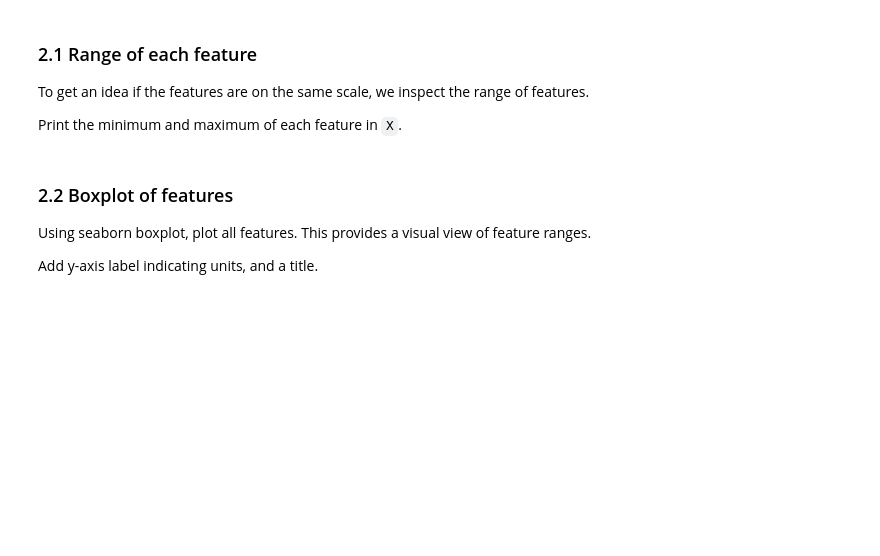
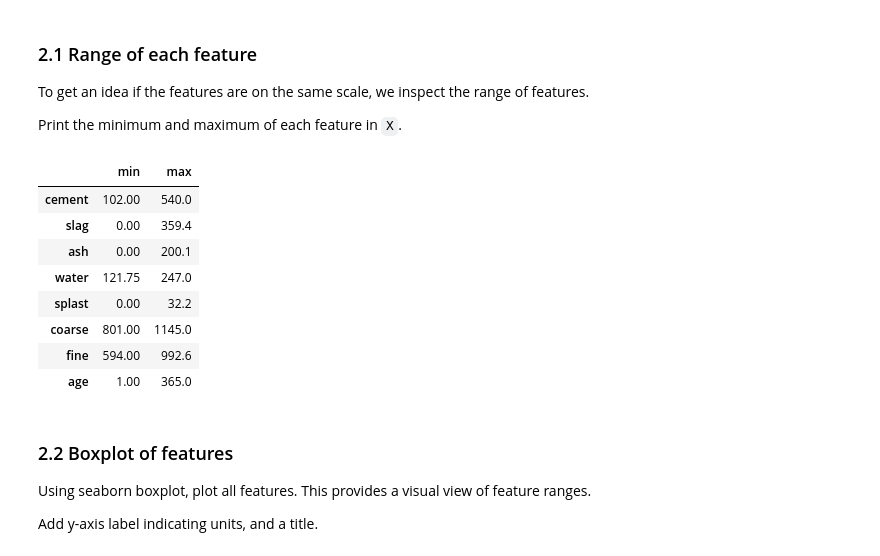
Before and after one commit to meng-ucalgary/ensf-611-assignment-2, a Jupyter notebook: lab2.ipynb, the cells around one changed output. Cells and saved outputs as stored; diff of their text form; code cells hidden in the pictures; blank space fills up the shorter version.

```diff
--- a/lab2.ipynb
+++ b/lab2.ipynb
@@ -95,3 +96,16 @@ Print the minimum and maximum of each feature in `X`.
+# %%
+# printing aggregate (min and max) for the feature matrix
+X.aggregate(['min', 'max']).T
+# %% [output]
+|  | min | max |
+| cement | 102.00 | 540.0 |
+| slag | 0.00 | 359.4 |
+| ash | 0.00 | 200.1 |
+| water | 121.75 | 247.0 |
+| splast | 0.00 | 32.2 |
+| coarse | 801.00 | 1145.0 |
+| fine | 594.00 | 992.6 |
+| age | 1.00 | 365.0 |
 # %% [markdown]
 ### 2.2 Boxplot of features
 Using seaborn boxplot, plot all features. This provides a visual view of feature ranges.
```
Also changed, not shown: parts of 8 cells of this notebook.
